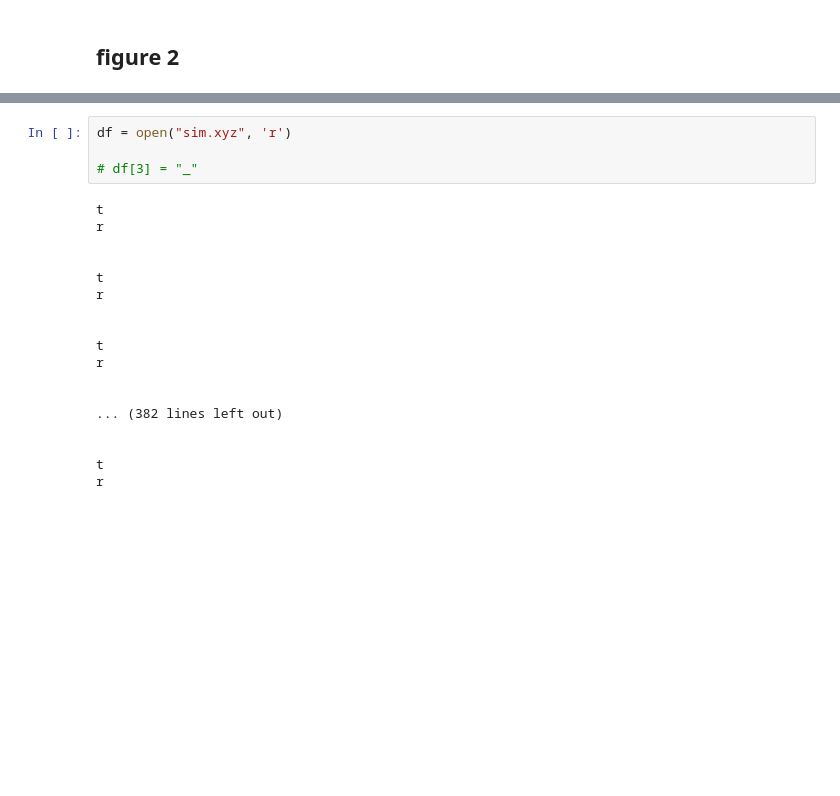
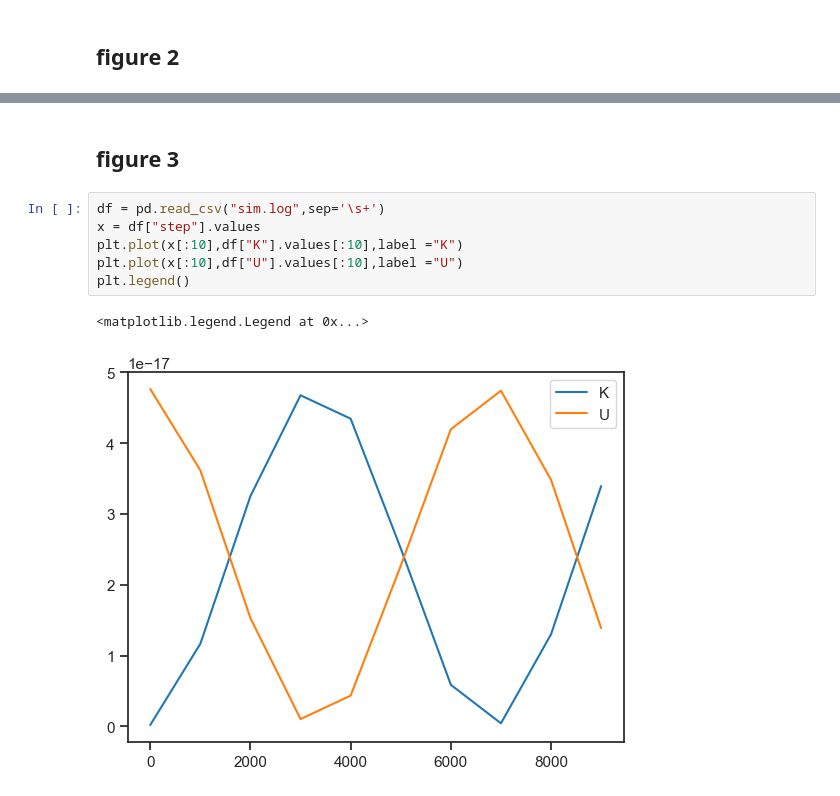
Before and after one commit to SagiMeir/Simulations4Beginners, a Jupyter notebook: getting_started.ipynb, the cells around one changed output, grey strips where cells are left out. Drawn from its saved outputs; the diff is of its cells as text; blank space fills up the shorter version.

```diff
--- a/getting_started.ipynb
+++ b/getting_started.ipynb
@@ -96,22 +97,11 @@ plt.plot(x,y)
-# %%
-df = open("sim.xyz", 'r')
-
-# df[3] = "_"
-# %% [output]
-t
-r
-
-
-t
-r
-
-
-t
-r
-
-
-... (382 lines left out)
-
-
-t
-r
+# %% [markdown]
+## figure 3
+# %%
+df = pd.read_csv("sim.log",sep='\s+')
+x = df["step"].values
+plt.plot(x[:10],df["K"].values[:10],label ="K")
+plt.plot(x[:10],df["U"].values[:10],label ="U")
+plt.legend()
+# %% [output]
+<matplotlib.legend.Legend at 0x...>
+[figure, added]
```
Also changed, not shown: parts of 1 cell of this notebook, 2 other files.
